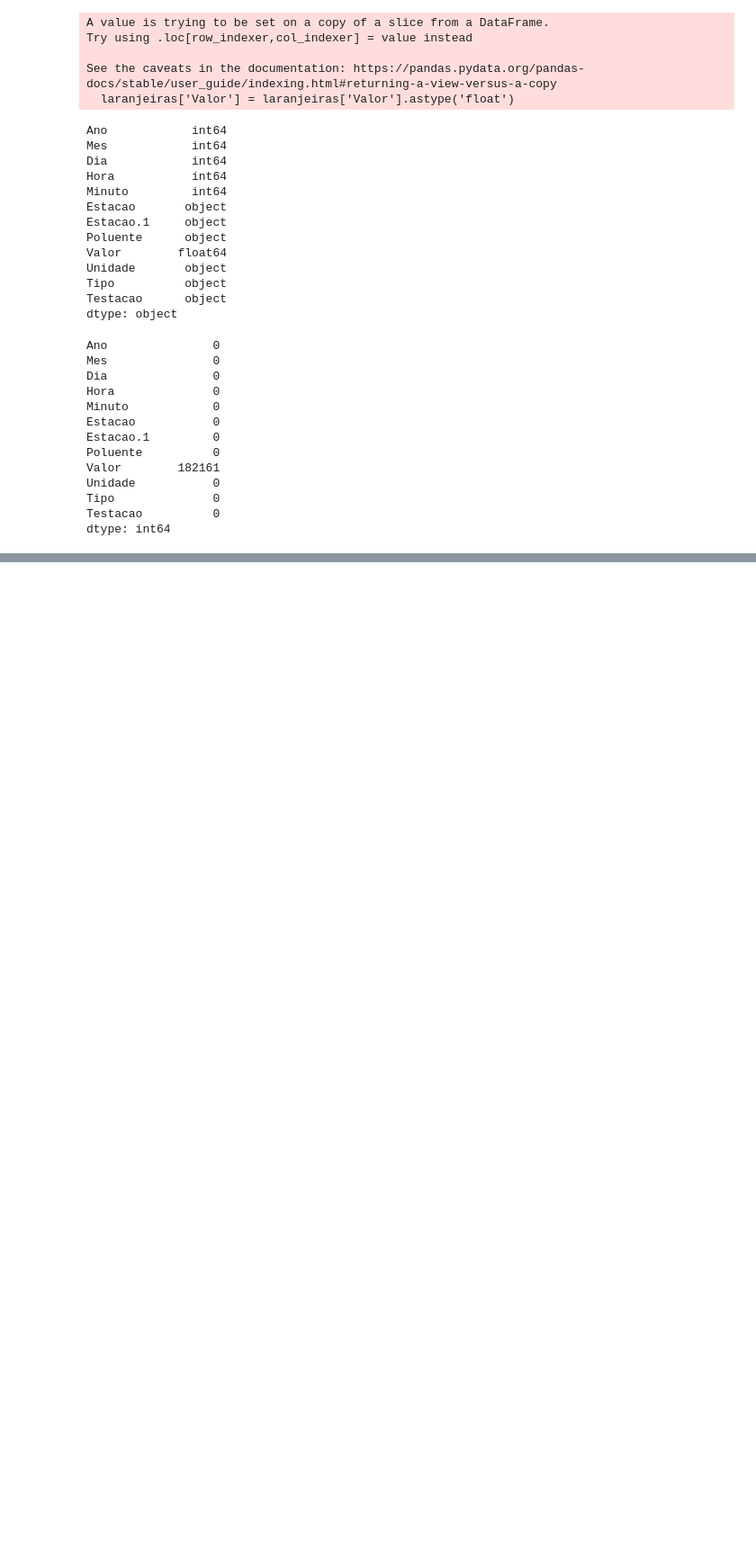
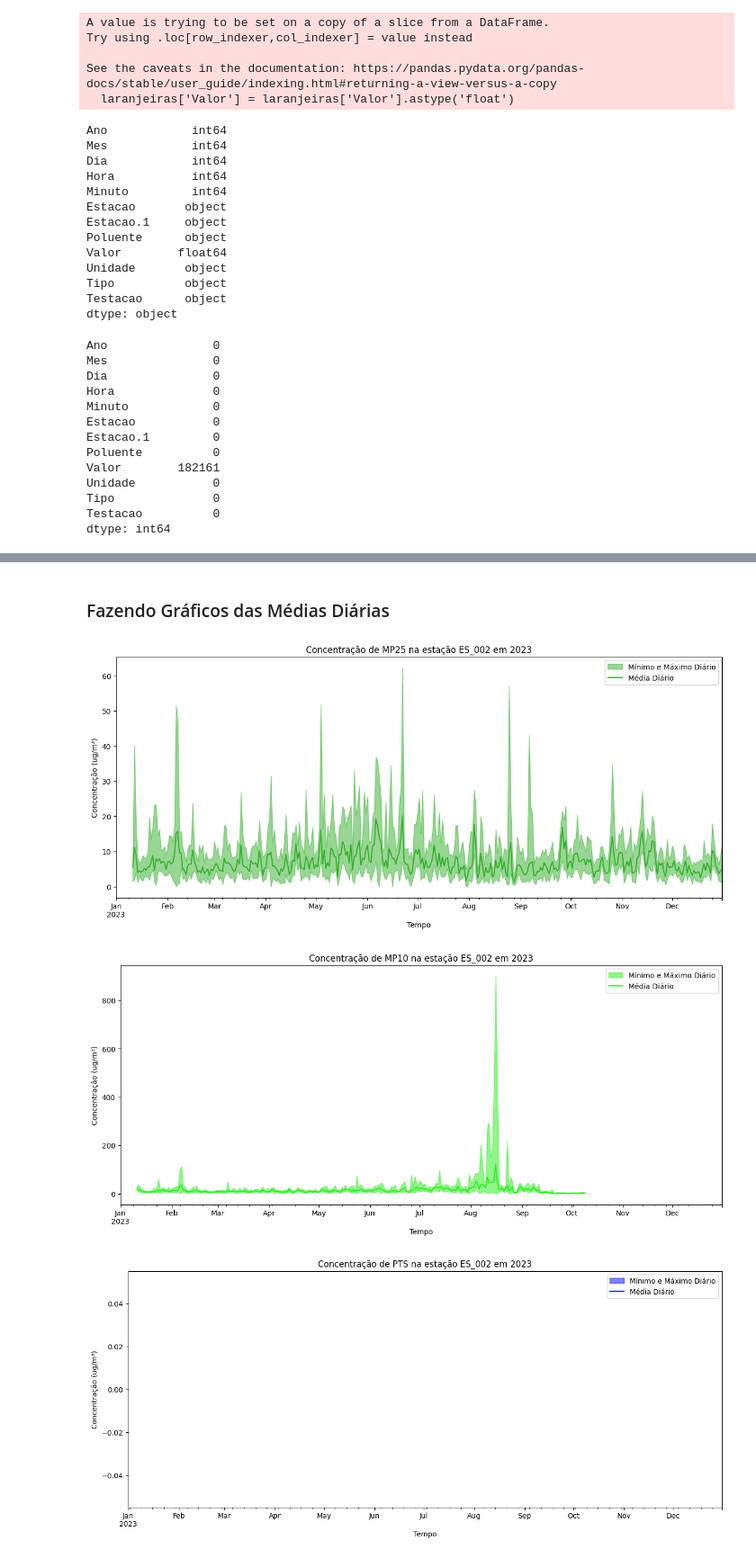
Before and after one commit to Bianca-bonetti/ENS410064, a Jupyter notebook: Atividade03.ipynb, the cells around one changed output, grey strips where cells are left out. Shown at 90% size. Saved outputs shown, nothing was run; the diff lists cells and outputs as text; code cells hidden in the pictures; blank space fills up the shorter version.

```diff
--- a/Atividade03.ipynb
+++ b/Atividade03.ipynb
@@ -105,0 +128,29 @@ usar um loop de for
+# %% [markdown]
+### Fazendo Gráficos das Médias Diárias
+# %%
+jj=0
+for polu in poluentes:
+    # Calcula a média, mínima e máxima diária
+    df_poluente = laranjeiras.loc[(laranjeiras['Poluente'] == polu)]
+    media_diaria_poluente = df_poluente['Valor'].resample('D').mean()  #Resample('D'),reamostrar os dados em uma base diária e calculua a media
+    min_diaria_poluente = df_poluente['Valor'].resample('D').min()
+    max_diaria_poluente = df_poluente['Valor'].resample('D').max()
+
+    plt.figure(figsize=(15, 6))
+
+    # Área sombreada entre os valores mínimo e máximo
+    plt.fill_between(min_diaria_poluente.index, min_diaria_poluente, max_diaria_poluente, color=colors[jj], alpha=0.5, label='Mínimo e Máximo Diário')
+
+    # Plota a média diária
+    media_diaria_poluente.plot(color=colors[jj], legend=True, label='Média Diário')
+
+    plt.xlabel('Tempo')
+    plt.ylabel('Concentração (ug/m³)')
+    plt.title('Concentração de '+polu+' na estação ES_002 em 2023')
+    plt.legend()
+    plt.show()
+    jj=jj+1
+# %% [output]
+[figure, added]
+[figure, added]
+[figure, added]
```
Also changed, not shown: parts of 9 cells of this notebook.
